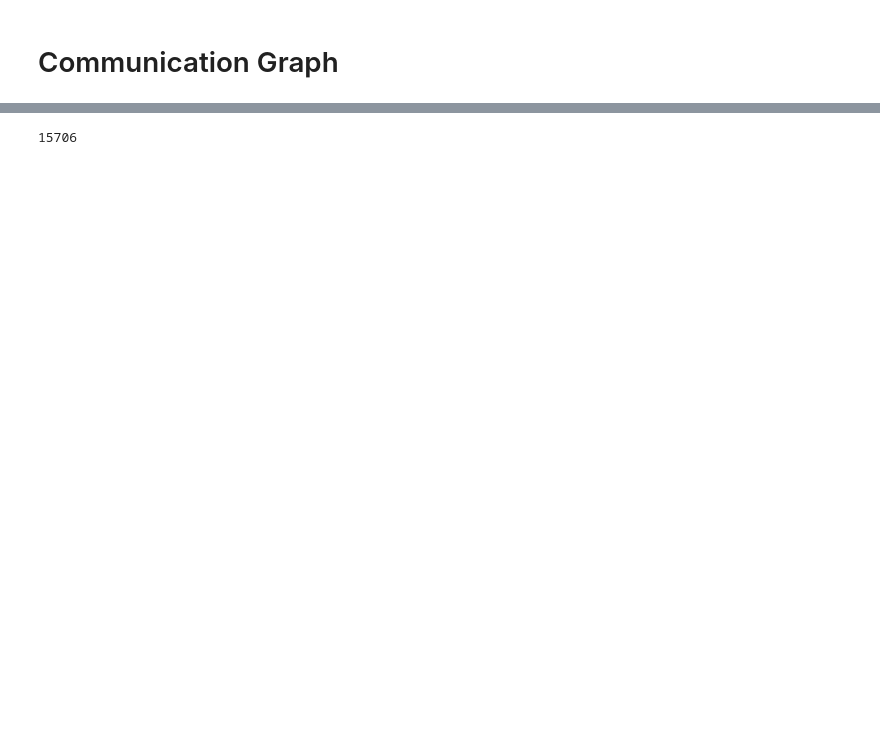
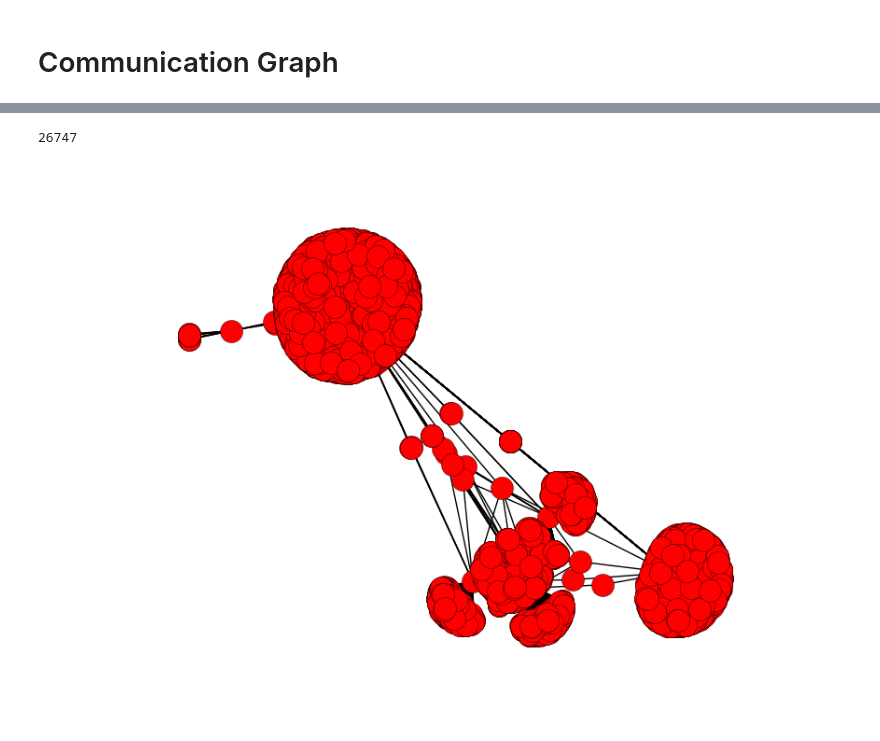
Before and after one commit to vidit09/ada-project, a Jupyter notebook: Communities/communities.ipynb, the cells around one changed output, grey strips where cells are left out. Cells and saved outputs as stored; diff of their text form; code cells hidden in the pictures; blank space fills up the shorter version.

```diff
--- a/Communities/communities.ipynb
+++ b/Communities/communities.ipynb
@@ -41,4 +88,14 @@ dfsc = dfsc[dfsc.author_x != dfsc.author_y]
+# %%
+df = df_uk
 # %%
-len(dfsc)
+len(df)
 # %% [output]
-15706
+26747
+# %%
+edges = list(zip(df['author_x'],df['author_y']))
+G = nx.Graph()
+G.add_edges_from(edges)
+# %%
+nx.draw(G)
+# %% [output]
+[figure, added]
```
Also changed, not shown: parts of 22 cells of this notebook, 1 other file.
